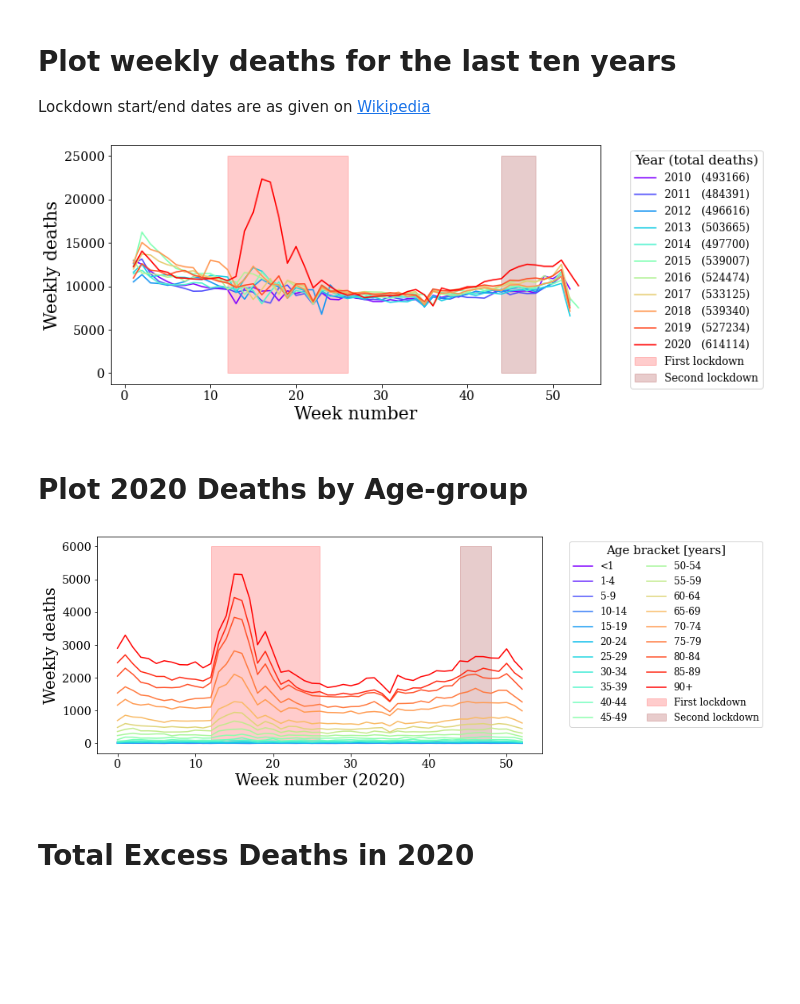
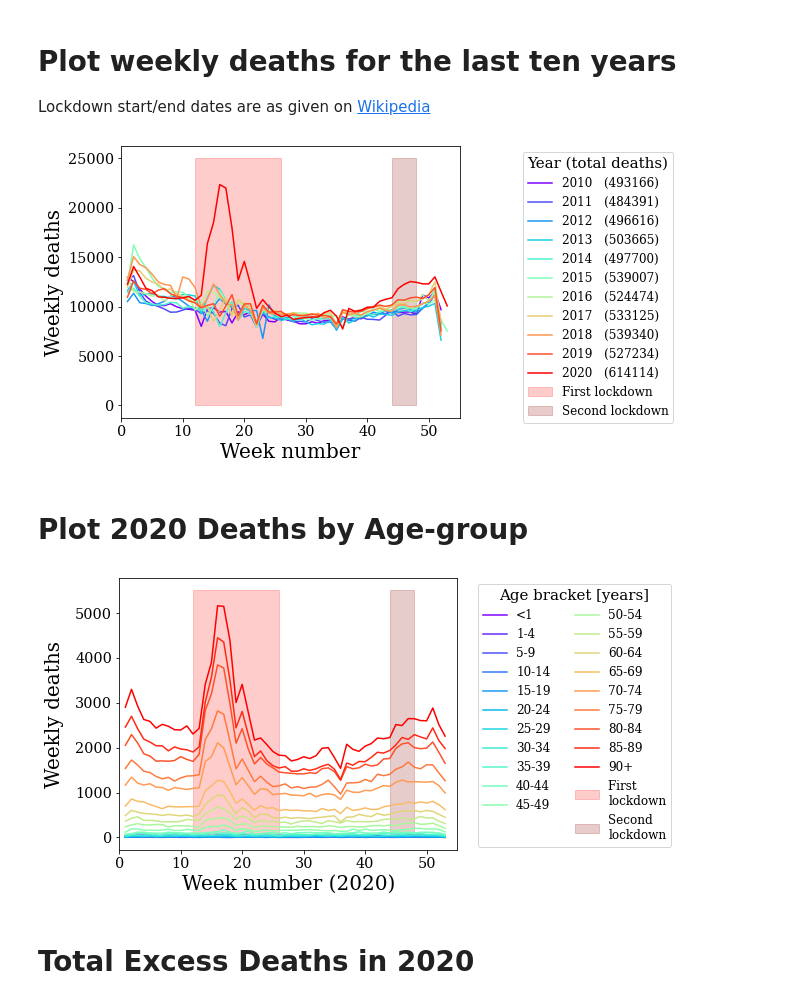
Before and after one commit to geojunky/UK_COVID_mortality, a Jupyter notebook: UK_ons.ipynb, the cells around one changed output. Cells and saved outputs as stored; diff of their text form; code cells hidden in the pictures; blank space fills up the shorter version.

Commit message:
Tweaked figures and added summary svg.

```diff
--- a/UK_ons.ipynb
+++ b/UK_ons.ipynb
@@ -217,55 +218,72 @@ plt.rc('ytick', labelsize='x-large')
 Lockdown start/end dates are as given on [Wikipedia](https://en.wikipedia.org/wiki/COVID-19_lockdowns)
 # %%
 colors = cm.rainbow(np.linspace(0,1,len(data_dict)))
-fig, ax = plt.subplots()
+
+fig = plt.figure()
 fig.set_size_inches((10,5))
+
+spec = gridspec.GridSpec(ncols=2, nrows=1,
+                         width_ratios=[2, 1])
+ax = fig.add_subplot(spec[0])
+lax = fig.add_subplot(spec[1])
 
 for item,color in zip(sorted(data_dict.keys()), colors):
     ax.plot(data_dict[item].week_number,
             data_dict[item].total_deaths_all_ages, c=color,
             label='%d   (%d)'%(item, np.sum(data_dict[item].total_deaths_all_ages)))
-    #print(np.sum(data_dict[item].total_deaths_all_ages))
 # end for
 
 ax.fill_betweenx([0,25000], 12,26, color='r', alpha=0.2, label='First lockdown')
 ax.fill_betweenx([0,25000], 44,48, color='darkred', alpha=0.2, label='Second lockdown')
 
+ax.set_xlim([0,55])
+
 ax.set_xlabel('Week number', fontsize=20)
 ax.set_ylabel('Weekly deaths', fontsize=20)
 
-
-ax.legend(loc='best', bbox_to_anchor = (1.05, 1),
-          fontsize=12, title='Year (total deaths)',
-          title_fontsize=15)
+h,l = ax.get_legend_handles_labels()
+lax.legend(h,l, fontsize=12, title='Year (total deaths)',
+           title_fontsize=15)
+lax.axis("off")
 
 plt.savefig('Fig1.pdf', dpi=600)
 # %% [output]
-[figure, old version]
+[figure, new version]
 # %% [markdown]
 # Plot 2020 Deaths by Age-group
 # %%
-fig, ax = plt.subplots()
+fig = plt.figure()
 fig.set_size_inches((10,5))
+
+spec = gridspec.GridSpec(ncols=2, nrows=1,
+                         width_ratios=[2, 1])
+ax = fig.add_subplot(spec[0])
+lax = fig.add_subplot(spec[1])
 
 colors = cm.rainbow(np.linspace(0,1,len(data_dict[2020].deaths_by_age_group)))
 for i,color in zip(range(len(data_dict[2020].age_groups)), colors):
-    ax.plot(np.arange(data_dict[2020].deaths_by_age_group.shape[1]),
+    ax.plot(data_dict[2020].week_number,
             data_dict[2020].deaths_by_age_group[i,:], color=color,
             label=data_dict[2020].age_groups[i])
 # end for
 
-ax.fill_betweenx([0,6000], 12,26, color='r', alpha=0.2, label='First lockdown')
-ax.fill_betweenx([0,6000], 44,48, color='darkred', alpha=0.2, label='Second lockdown')
+ax.fill_betweenx([0,5500], 12,26, color='r', alpha=0.2, label='First \nlockdown')
+ax.fill_betweenx([0,5500], 44,48, color='darkred', alpha=0.2, label='Second \nlockdown')
+
+ax.set_xlim([0,55])
+ax.yaxis.labelpad = 11
 
 ax.set_xlabel('Week number (2020)', fontsize=20)
 ax.set_ylabel('Weekly deaths', fontsize=20)
-ax.legend(fontsize=12, bbox_to_anchor = (1.05, 1.0), ncol=2,
+
+h,l = ax.get_legend_handles_labels()
+lax.legend(h,l, fontsize=12, ncol=2,
           title='Age bracket [years]', title_fontsize=15)
-
+lax.axis("off")
 
 plt.savefig('Fig2.pdf', dpi=600)
 # %% [output]
-[figure, old version]
+[figure, new version]
 # %% [markdown]
 # Total Excess Deaths in 2020
 # %%
```
Also changed, not shown: parts of 1 cell of this notebook, 4 other files.
